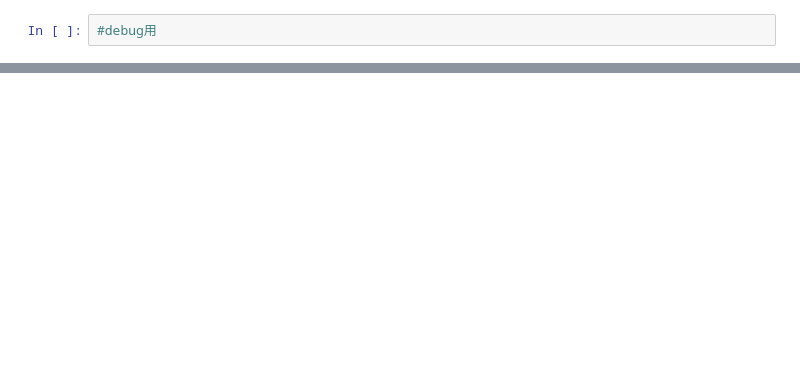
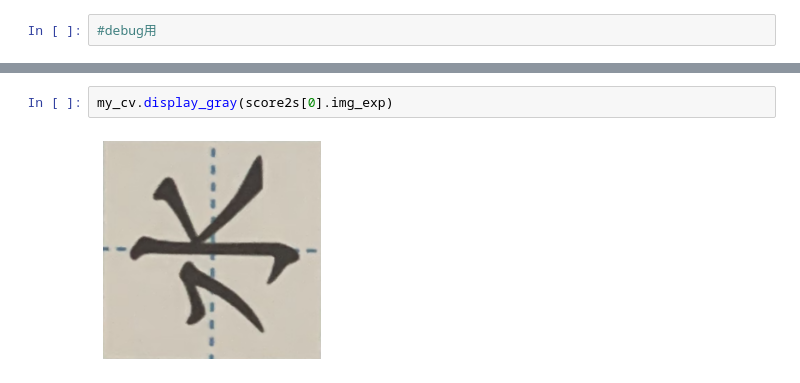
Before and after one commit to teruto725/ai_review_char, a Jupyter notebook: analyse2.ipynb, the cells around one changed output, grey strips where cells are left out. Cells and saved outputs as stored; diff of their text form; blank space fills up the shorter version.

```diff
--- a/analyse2.ipynb
+++ b/analyse2.ipynb
@@ -138,3 +144,7 @@ phase2
 phase3
 phase4
+# %%
+my_cv.display_gray(score2s[0].img_exp)
+# %% [output]
+[figure, added]
 # %%
```
Also changed, not shown: parts of 11 cells of this notebook, 7 other files.
